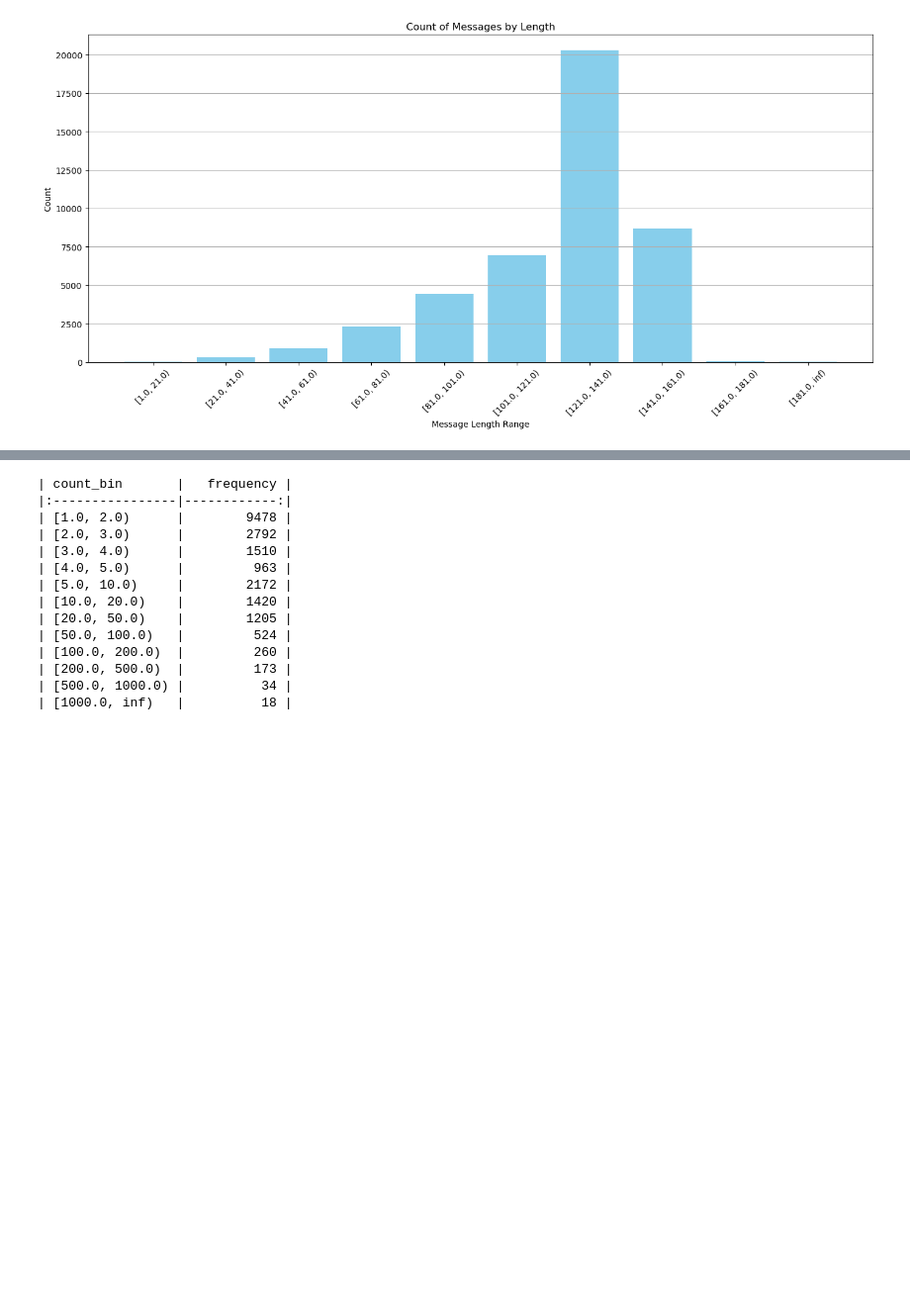
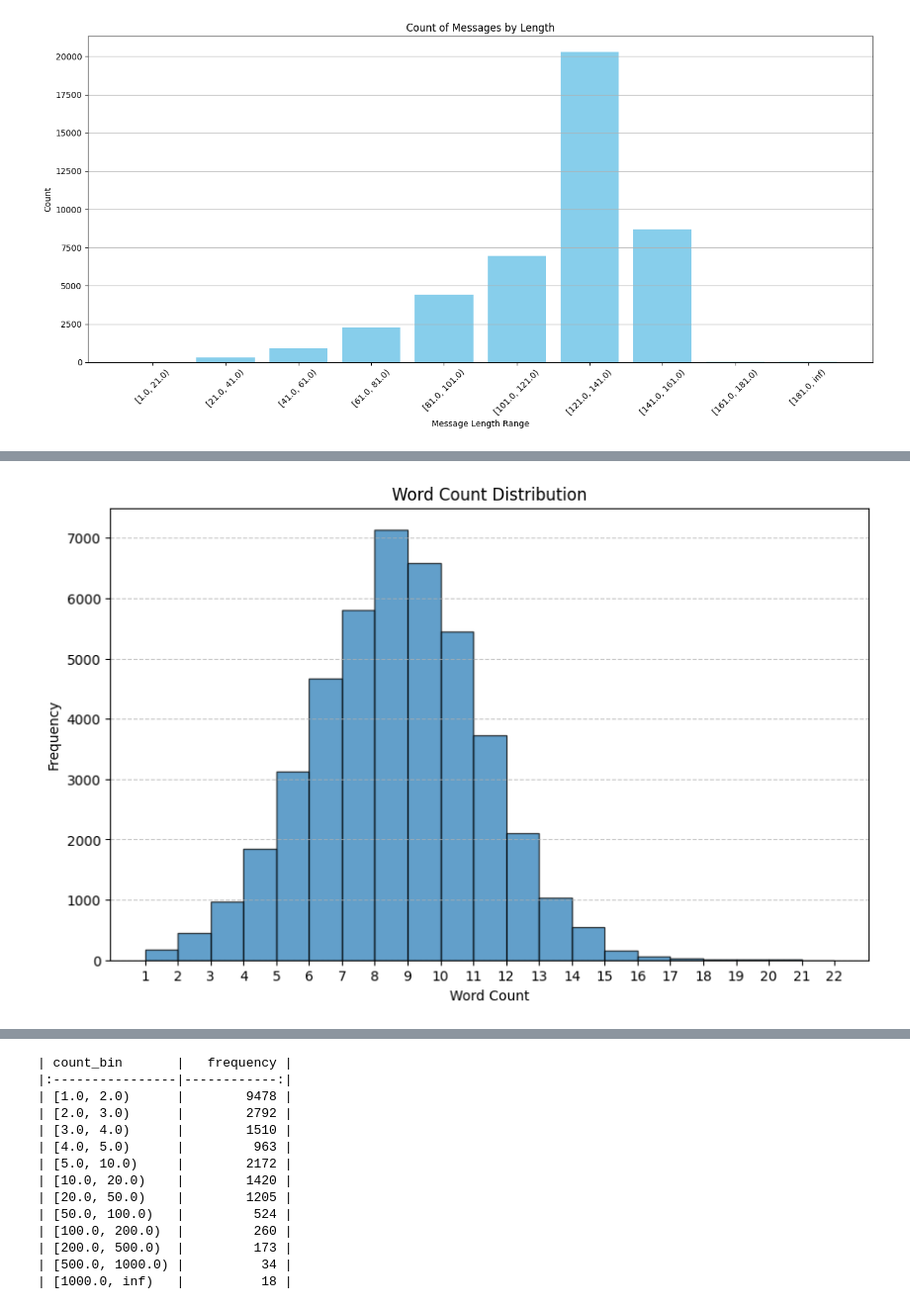
Before and after one commit to pablo-marin-vicuna/ClimateTweetSentiment, a Jupyter notebook: Code/Data_Acquisition_and_Understanding/exploratory.ipynb, the cells around one changed output, grey strips where cells are left out. Shown at 99% size. Drawn from its saved outputs; the diff is of its cells as text; code cells hidden in the pictures; blank space fills up the shorter version.

Commit message:
add to data report

```diff
--- a/Code/Data_Acquisition_and_Understanding/exploratory.ipynb
+++ b/Code/Data_Acquisition_and_Understanding/exploratory.ipynb
@@ -170,22 +184,23 @@ import nltk
 from nltk.corpus import stopwords
 from collections import Counter
 import matplotlib.pyplot as plt
+from wordcloud import WordCloud
+from sklearn.feature_extraction.text import TfidfVectorizer
+import numpy as np
 
 # Tokenize messages and remove stop words
+nltk.download('stopwords')
 stop_words = set(stopwords.words('english'))
-all_words = ' '.join(df['message']).lower().split()
-filtered_words = [word for word in all_words if word.isalpha() and word not in stop_words]
 
-# Count word frequencies
-word_counts = Counter(filtered_words)
+# Function to preprocess text: tokenize and remove stop words
+def preprocess(text):
+    tokens = text.lower().split()
+    filtered_tokens = [word for word in tokens if word.isalpha() and word not in stop_words]
+    return filtered_tokens
 
-# Get the top 20 words
-top_n = 10
-top_words = word_counts.most_common(top_n)
+# Apply preprocessing to the messages
+df['tokens'] = df['message'].apply(preprocess)
 
-# Convert to DataFrame for display
-top_words_df = pd.DataFrame(top_words, columns=['word', 'count'])
-
-# Display the result as a Markdown table
-print(dataframe_to_markdown(top_words_df))
+# Calculate word count for each message
+df['word_count'] = df['tokens'].apply(len)
 # %% [output]
@@ -203,0 +246,12 @@ print(dataframe_to_markdown(top_words_df))
+# %%
+# Plotting the word count distribution
+plt.figure(figsize=(10, 6))
+plt.hist(df['word_count'], bins=range(1, max(df['word_count']) + 2), edgecolor='black', alpha=0.7)
+plt.title('Word Count Distribution')
+plt.xlabel('Word Count')
+plt.ylabel('Frequency')
+plt.grid(axis='y', linestyle='--', alpha=0.7)
+plt.xticks(range(1, max(df['word_count']) + 2))
+plt.show()
+# %% [output]
+[figure, added]
```
Also changed, not shown: parts of 12 cells of this notebook, 11 other files.
